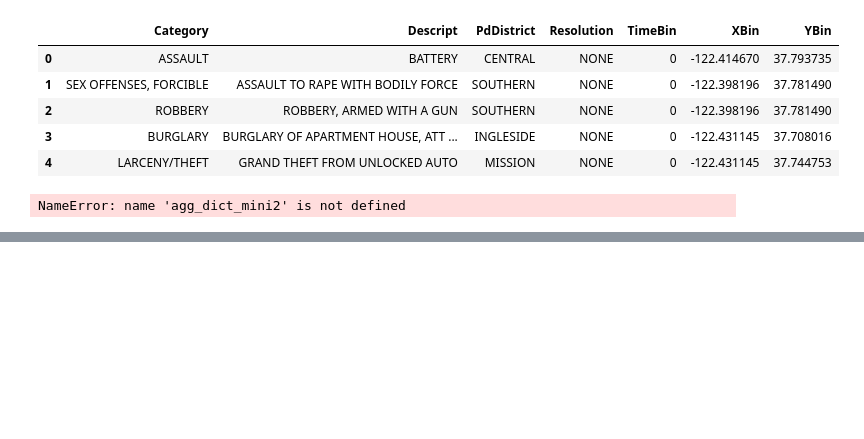
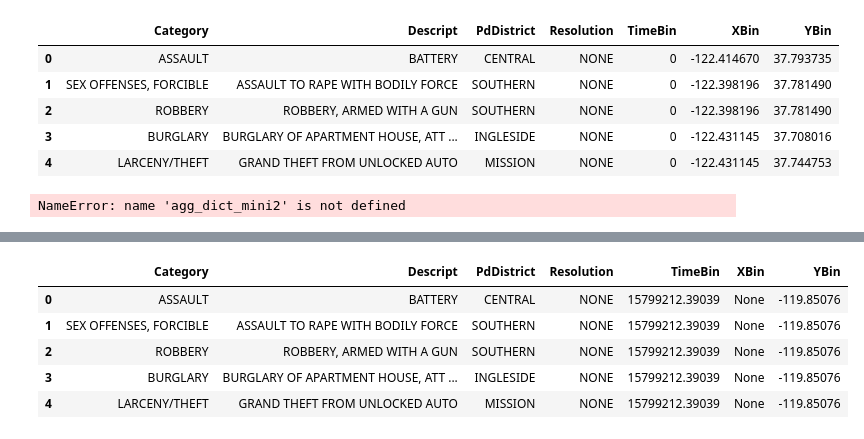
Before and after one commit to dolphyin/cs194-16-data_manatees, a Jupyter notebook: format_911.ipynb, the cells around one changed output, grey strips where cells are left out. Cells and saved outputs as stored; diff of their text form; code cells hidden in the pictures; blank space fills up the shorter version.

```diff
--- a/format_911.ipynb
+++ b/format_911.ipynb
@@ -220,0 +269,9 @@ final_df.to_csv("data_911_ready_to_join.csv", index_label=False)
+# %%
+data_911.head()
+# %% [output]
+|  | Category | Descript | PdDistrict | Resolution | TimeBin | XBin | YBin |
+| 0 | ASSAULT | BATTERY | CENTRAL | NONE | 15799212.39039 | None | -119.85076 |
+| 1 | SEX OFFENSES, FORCIBLE | ASSAULT TO RAPE WITH BODILY FORCE | SOUTHERN | NONE | 15799212.39039 | None | -119.85076 |
+| 2 | ROBBERY | ROBBERY, ARMED WITH A GUN | SOUTHERN | NONE | 15799212.39039 | None | -119.85076 |
+| 3 | BURGLARY | BURGLARY OF APARTMENT HOUSE, ATT ... | INGLESIDE | NONE | 15799212.39039 | None | -119.85076 |
+| 4 | LARCENY/THEFT | GRAND THEFT FROM UNLOCKED AUTO | MISSION | NONE | 15799212.39039 | None | -119.85076 |
```
Also changed, not shown: parts of 8 cells of this notebook, 4 other files.
